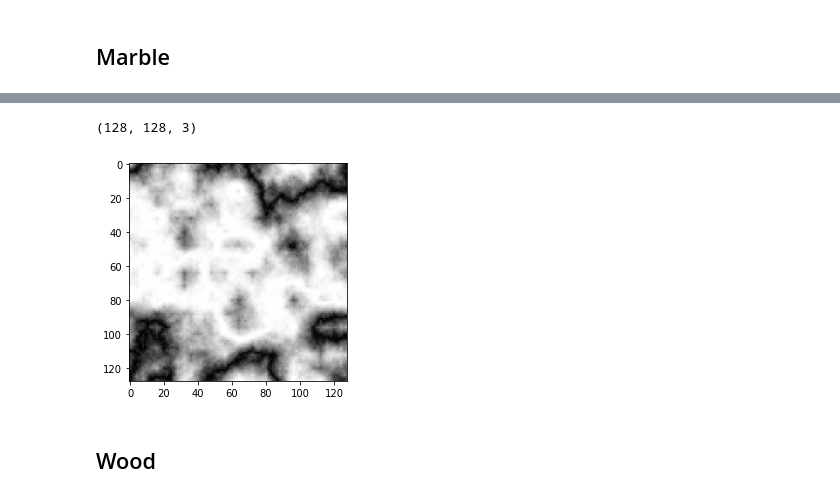
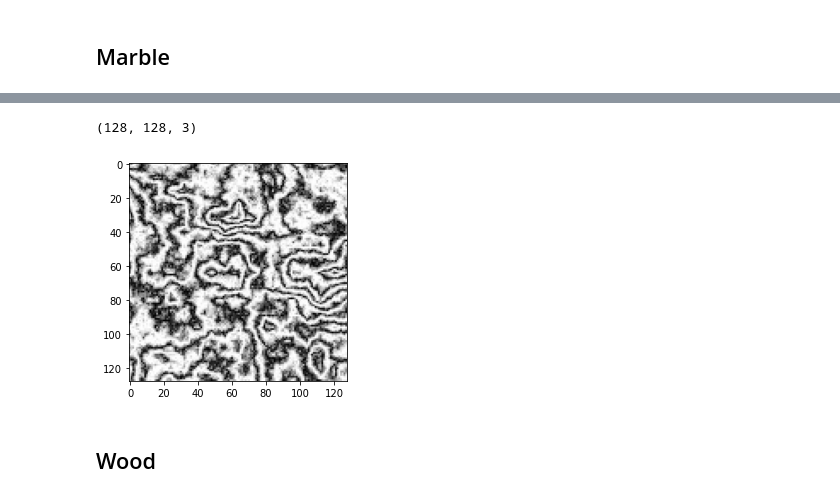
Before and after one commit to HaraldBlab/generative-computing, a Jupyter notebook: Texture_Generation_using_Random_Noise.ipynb, the cells around one changed output, grey strips where cells are left out. Saved outputs shown, nothing was run; the diff lists cells and outputs as text; code cells hidden in the pictures.

Commit message:
Added saving figures.

```diff
--- a/Texture_Generation_using_Random_Noise.ipynb
+++ b/Texture_Generation_using_Random_Noise.ipynb
@@ -31,0 +32,9 @@ show_image(noise)
+# %%
+def save_image(b, f) :
+    a = b
+    a = np.expand_dims(a, axis = 2)
+    a = np.concatenate((a, a, a), axis = 2)
+    print(a.shape)
+    # (128, 128, 3)
+    plt.imshow(a)
+    plt.savefig(f)
@@ -181,12 +196,13 @@ show_image(make_noise(marble_single))
 # %%
 def marble_single_powered(x, y):
     return marble(x, y, 0.0, 1.0, 5.0, 32.0)
 
 noise = np.random.rand(noiseWidth, noiseHeight)
-show_image(make_noise(marble_single_line))
+# show_image(make_noise(marble_single_powered))
+save_image(make_noise(marble_single_powered), "marble.png")
 # %% [output]
 (128, 128, 3)
-[figure, old version]
+[figure, new version]
 # %% [markdown]
 ## Wood
 # %%
```
Also changed, not shown: parts of 17 cells of this notebook, 1 other file.
